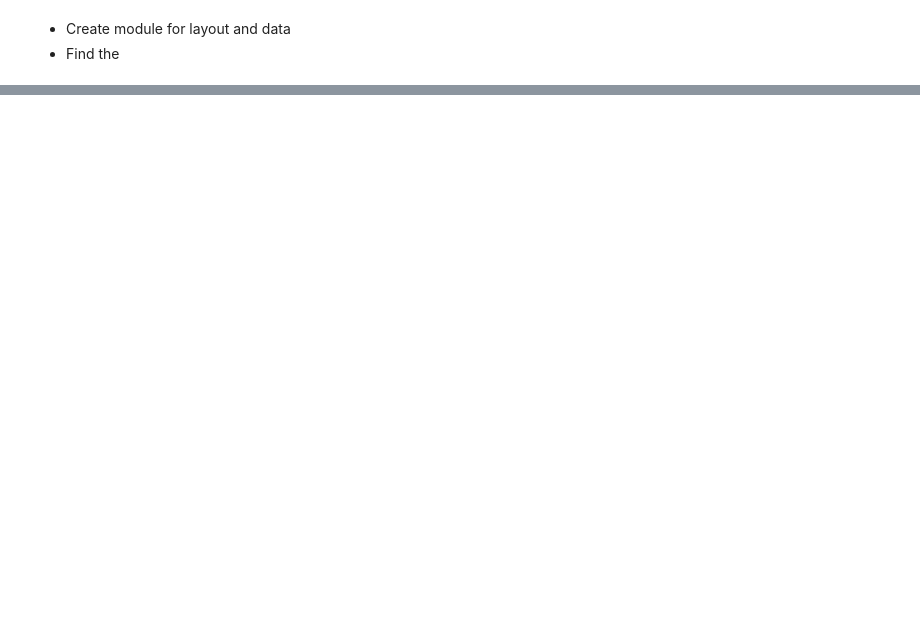
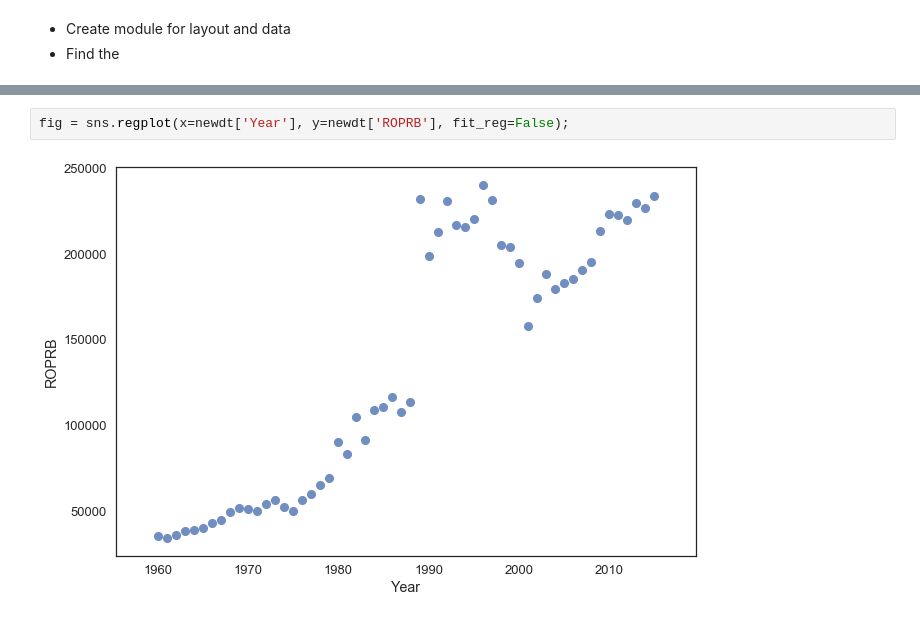
Before and after one commit to cycustodio/python-data-science, a Jupyter notebook: US Coal Data.ipynb, the cells around one changed output, grey strips where cells are left out. Drawn from its saved outputs; the diff is of its cells as text; blank space fills up the shorter version.

```diff
--- a/US Coal Data.ipynb
+++ b/US Coal Data.ipynb
@@ -250,0 +278,4 @@ iplot( fig, filename='d3-cloropleth-map' )
+# %%
+fig = sns.regplot(x=newdt['Year'], y=newdt['ROPRB'], fit_reg=False);
+# %% [output]
+[figure, added]
```
Also changed, not shown: parts of 26 cells of this notebook.
